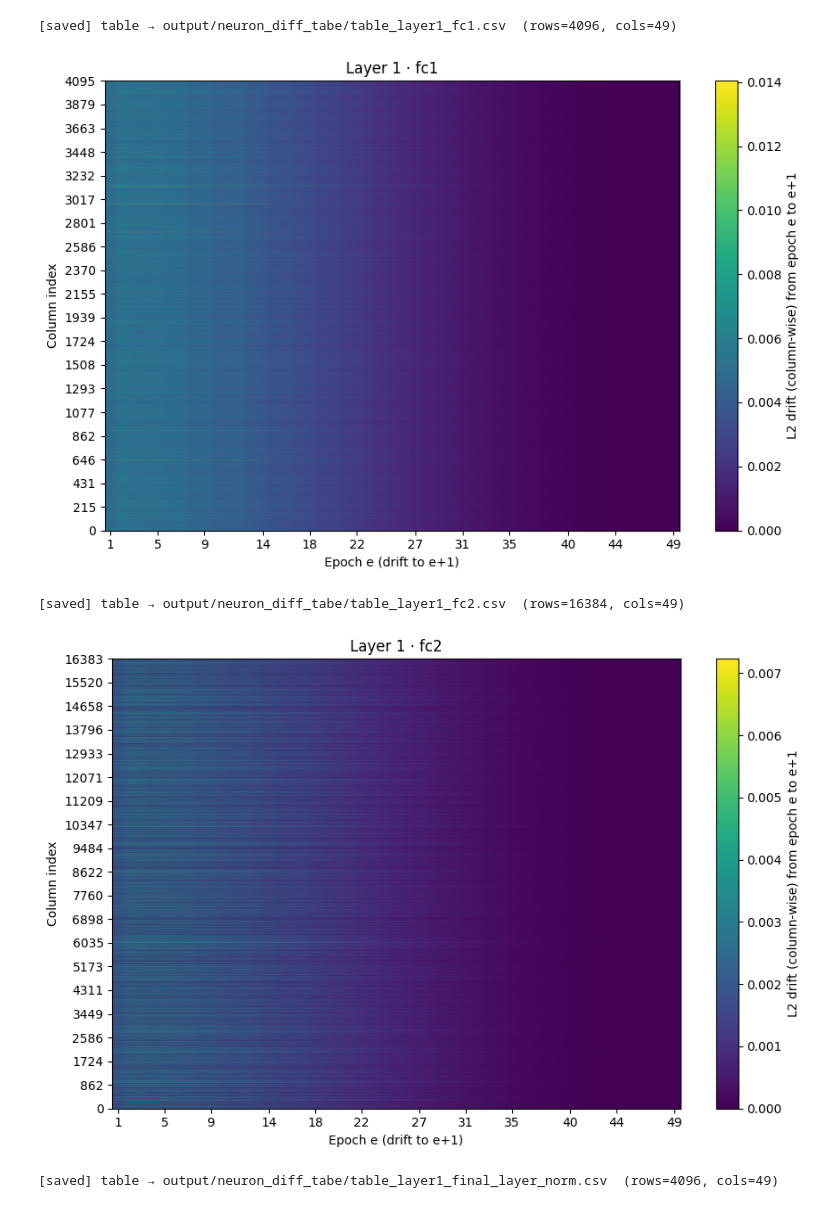
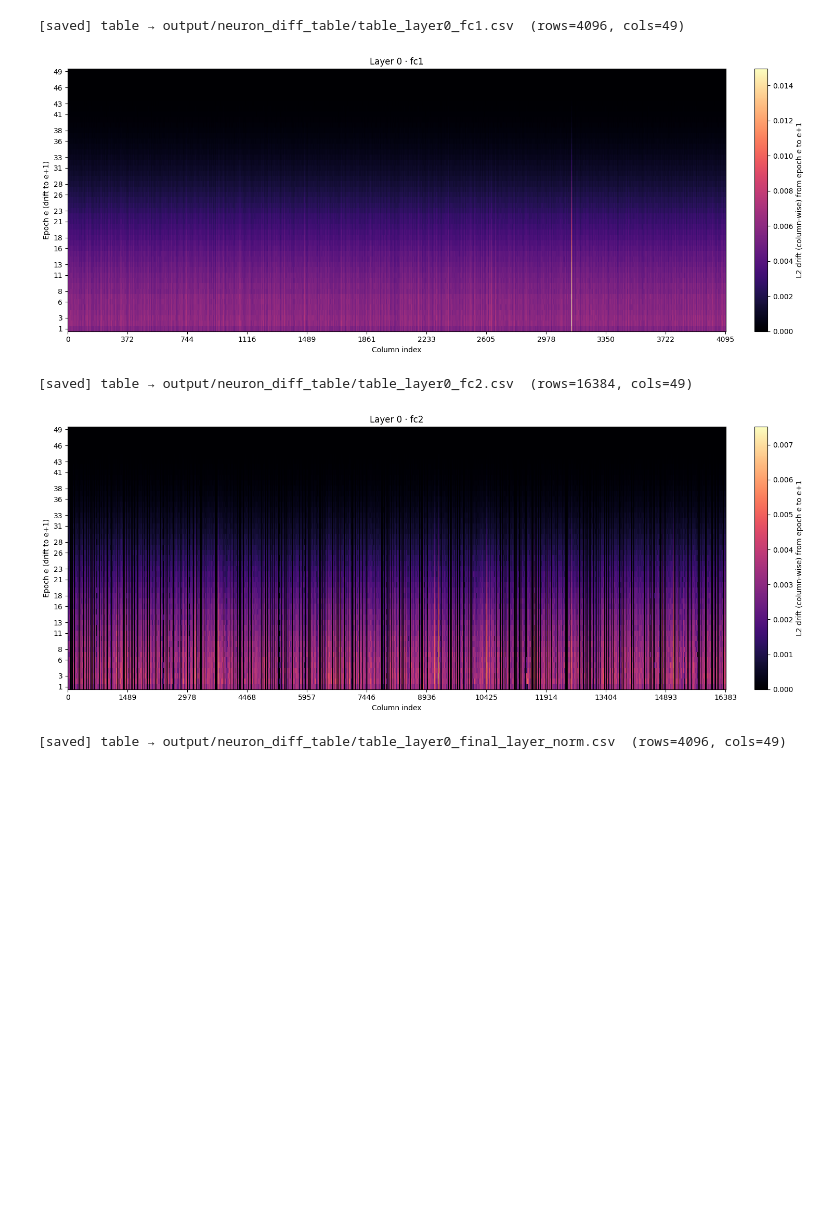
Before and after one commit to aliciayuting/coldhottrain, a Jupyter notebook: analyze/neuron_epochwise_drift.ipynb, the cells around one changed output. Drawn from its saved outputs; the diff is of its cells as text; code cells hidden in the pictures; blank space fills up the shorter version.

```diff
--- a/analyze/neuron_epochwise_drift.ipynb
+++ b/analyze/neuron_epochwise_drift.ipynb
@@ -37,9 +37,9 @@ def autoscale_ticks(ax, values, axis="x", max_ticks=12):
         ax.set_yticks(ticks)
         ax.set_yticklabels(labels)
 
-layer = 1
-input_file = "test.csv"
-outdir = 'output/neuron_diff_tabe'
+layer = 0
+input_file = "./output/neuron_diff_raw/layer-0.csv"
+outdir = 'output/neuron_diff_table'
 os.makedirs(outdir, exist_ok=True)
 # tables_dir = args.tables_outdir or args.outdir
 os.makedirs(outdir, exist_ok=True)
@@ -70,48 +70,60 @@ ops = sorted(df["operator"].unique())
 for op in ops:
     df_op = df[df["operator"] == op]
     if df_op.empty:
         print(f"[skip] No rows for operator={op}")
         continue
 
     # Build pivot table and save it
     P, epochs = build_pivot(df_op)
     table_path = os.path.join(outdir, f"table_layer{layer}_{op}.csv")
     P.to_csv(table_path, float_format="%.6g")
     print(f"[saved] table → {table_path}  (rows={P.shape[0]}, cols={P.shape[1]})")
 
     # # Optional: print a small preview
     # if preview_rows and preview_cols:
     #     print(f"\n# Preview: {op} (first {preview_rows} rows × {preview_cols} cols)")
     #     print(P.iloc[:preview_rows, :preview_cols])
 
-    # Plot heatmap
+    # Plot heatmap with axes swapped: x = column index, y = epoch
     M = P.to_numpy(dtype=np.float32)
-    M_masked = np.ma.masked_invalid(M)
+    M_plot = M.T                             # now rows=epochs, cols=column indices
+    M_masked = np.ma.masked_invalid(M_plot)
 
-    fig = plt.figure(figsize=(9, 6))
+    fig = plt.figure(figsize=(15, 6))
     ax = plt.gca()
-    im = ax.imshow(M_masked, origin="lower", aspect="auto")  # no custom colors
-    cbar = plt.colorbar(im)
+
+    # cmap = plt.get_cmap("gray_r").copy()     # larger = darker
+    # cmap.set_bad("white")                    # NaNs show as white
+    # im = ax.imshow(M_masked, origin="lower", aspect="auto", cmap=cmap)
+
+    cmap="magma"
+    im = plt.imshow(M_masked, aspect="auto", interpolation="nearest", cmap=cmap, origin="lower",
+                    vmin=M_masked.min(), vmax=M_masked.max())
+
+    # cbar = plt.colorbar(im)
+    cbar = plt.colorbar(im, fraction=0.046, pad=0.04)
     cbar.set_label("L2 drift (column-wise) from epoch e to e+1")
 
-    ax.set_xlabel("Epoch e (drift to e+1)")
-    ax.set_ylabel("Column index")
+    # x-axis = column index (use the pivot's row index labels)
+    col_ids = P.index.to_numpy()
+    # y-axis = epochs (pivot's column labels)
+    epochs = P.columns.to_numpy()
 
-    autoscale_ticks(ax, epochs, axis="x", max_ticks=12)
-    autoscale_ticks(ax, np.arange(M.shape[0]), axis="y", max_ticks=20)
+    ax.set_xlabel("Column index")
+    ax.set_ylabel("Epoch e (drift to e+1)")
+
+    autoscale_ticks(ax, col_ids, axis="x", max_ticks=12)
+    autoscale_ticks(ax, epochs,  axis="y", max_ticks=20)
 
     title = f"Layer {layer} · {op}"
     ax.set_title(title)
 
-    # png_path = os.path.join(args.outdir, f"heatmap_layer{layer}_{op}.png")
     plt.tight_layout()
-    # plt.savefig(png_path, dpi=150)
     plt.show()
-    plt.close(fig)
-    # print(f"[saved] heatmap → {png_path}")
+    # plt.close(fig)
 # %% [output]
-[saved] table → output/neuron_diff_tabe/table_layer1_fc1.csv  (rows=4096, cols=49)
+[saved] table → output/neuron_diff_table/table_layer0_fc1.csv  (rows=4096, cols=49)
-[figure, old version]
+[figure, new version]
-[saved] table → output/neuron_diff_tabe/table_layer1_fc2.csv  (rows=16384, cols=49)
+[saved] table → output/neuron_diff_table/table_layer0_fc2.csv  (rows=16384, cols=49)
-[figure, old version]
+[figure, new version]
-[saved] table → output/neuron_diff_tabe/table_layer1_final_layer_norm.csv  (rows=4096, cols=49)
+[saved] table → output/neuron_diff_table/table_layer0_final_layer_norm.csv  (rows=4096, cols=49)
```
Also changed, not shown: parts of 5 cells of this notebook, 5 other files.
